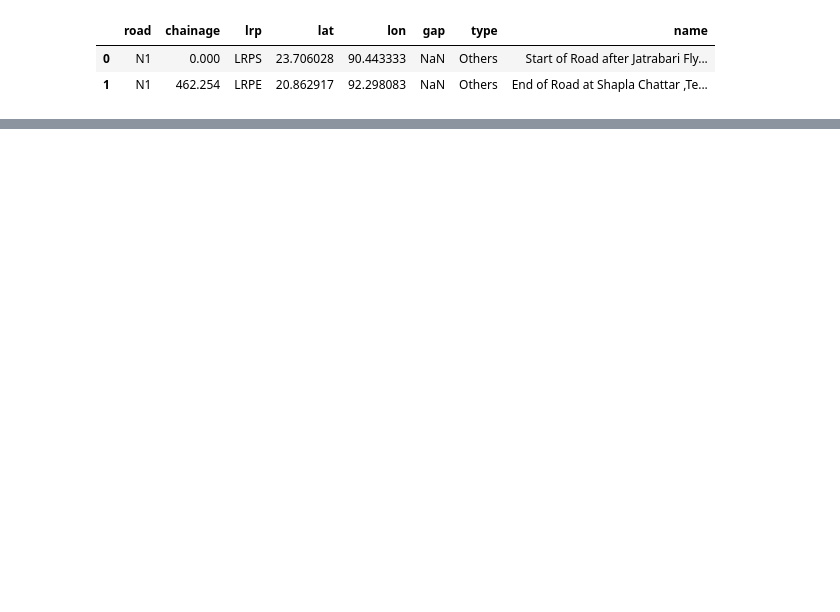
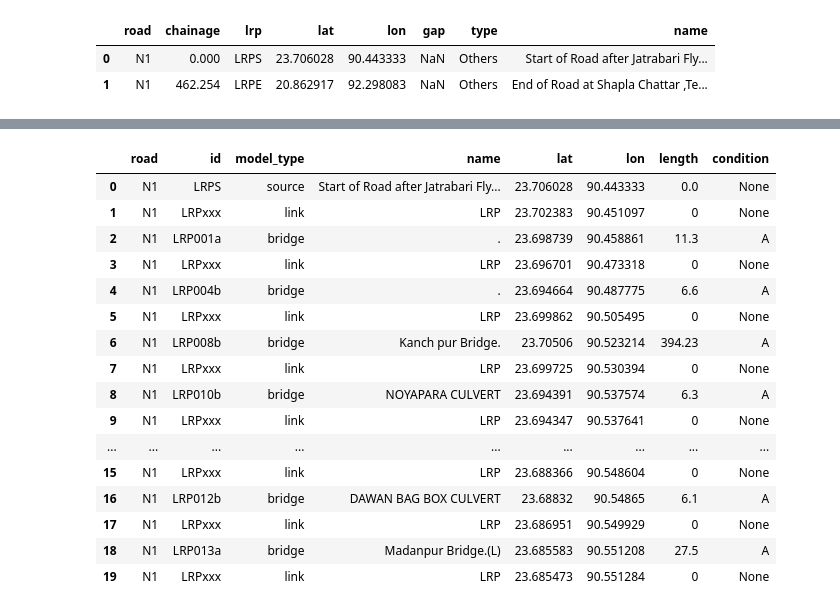
Before and after one commit to nielsvdd42/EPA133A-Advanced-Simulation-Group-1, a Jupyter notebook: EPA133a-G01-A2/model/data_cleaning2.ipynb, the cells around one changed output, grey strips where cells are left out. Saved outputs shown, nothing was run; the diff lists cells and outputs as text; code cells hidden in the pictures; blank space fills up the shorter version.

```diff
--- a/EPA133a-G01-A2/model/data_cleaning2.ipynb
+++ b/EPA133a-G01-A2/model/data_cleaning2.ipynb
@@ -55,0 +107,3 @@ bridges_BMMS.head(20)
+# %%
+df_unique.reset_index(drop=True, inplace=True)
+df_unique
@@ -55,0 +223,35 @@ bridges_BMMS.head(20)
+# %%
+final_df_with_links = pd.DataFrame(columns=['road','id','model_type','name','lat','lon','length', 'condition'])
+for j, row in final_df.iterrows():
+    if row['model_type'] == 'sink':
+        break
+    elif row['model_type'] == 'source':
+        final_df_with_links.loc[len(final_df_with_links)] = row
+    else:
+        lat_link = row['lat'] - (row['lat'] - final_df.iloc[j-1]['lat']) / 2
+        lon_link = row['lon'] - (row['lon'] - final_df.iloc[j-1]['lon']) / 2
+        length = 0
+        condition = None
+        link = pd.Series({'road': 'N1', 'id': 'LRPxxx', 'model_type': 'link', 'name': 'LRP', 'lat': lat_link, 'lon': lon_link, 'length': length, 'condition': condition})
+        final_df_with_links.loc[len(final_df_with_links)] = link
+        final_df_with_links.loc[len(final_df_with_links)] = row
+
+final_df_with_links.head(20)
+# %% [output]
+|  | road | id | model_type | name | lat | lon | length | condition |
+| 0 | N1 | LRPS | source | Start of Road after Jatrabari Fly... | 23.706028 | 90.443333 | 0.0 | None |
+| 1 | N1 | LRPxxx | link | LRP | 23.702383 | 90.451097 | 0 | None |
+| 2 | N1 | LRP001a | bridge | . | 23.698739 | 90.458861 | 11.3 | A |
+| 3 | N1 | LRPxxx | link | LRP | 23.696701 | 90.473318 | 0 | None |
+| 4 | N1 | LRP004b | bridge | . | 23.694664 | 90.487775 | 6.6 | A |
+| 5 | N1 | LRPxxx | link | LRP | 23.699862 | 90.505495 | 0 | None |
+| 6 | N1 | LRP008b | bridge | Kanch pur Bridge. | 23.70506 | 90.523214 | 394.23 | A |
+| 7 | N1 | LRPxxx | link | LRP | 23.699725 | 90.530394 | 0 | None |
+| 8 | N1 | LRP010b | bridge | NOYAPARA CULVERT | 23.694391 | 90.537574 | 6.3 | A |
+| 9 | N1 | LRPxxx | link | LRP | 23.694347 | 90.537641 | 0 | None |
+| ... | ... | ... | ... | ... | ... | ... | ... | ... |
+| 15 | N1 | LRPxxx | link | LRP | 23.688366 | 90.548604 | 0 | None |
+| 16 | N1 | LRP012b | bridge | DAWAN BAG BOX CULVERT | 23.68832 | 90.54865 | 6.1 | A |
+| 17 | N1 | LRPxxx | link | LRP | 23.686951 | 90.549929 | 0 | None |
+| 18 | N1 | LRP013a | bridge | Madanpur Bridge.(L) | 23.685583 | 90.551208 | 27.5 | A |
+| 19 | N1 | LRPxxx | link | LRP | 23.685473 | 90.551284 | 0 | None |
```
Also changed, not shown: parts of 15 cells of this notebook.
